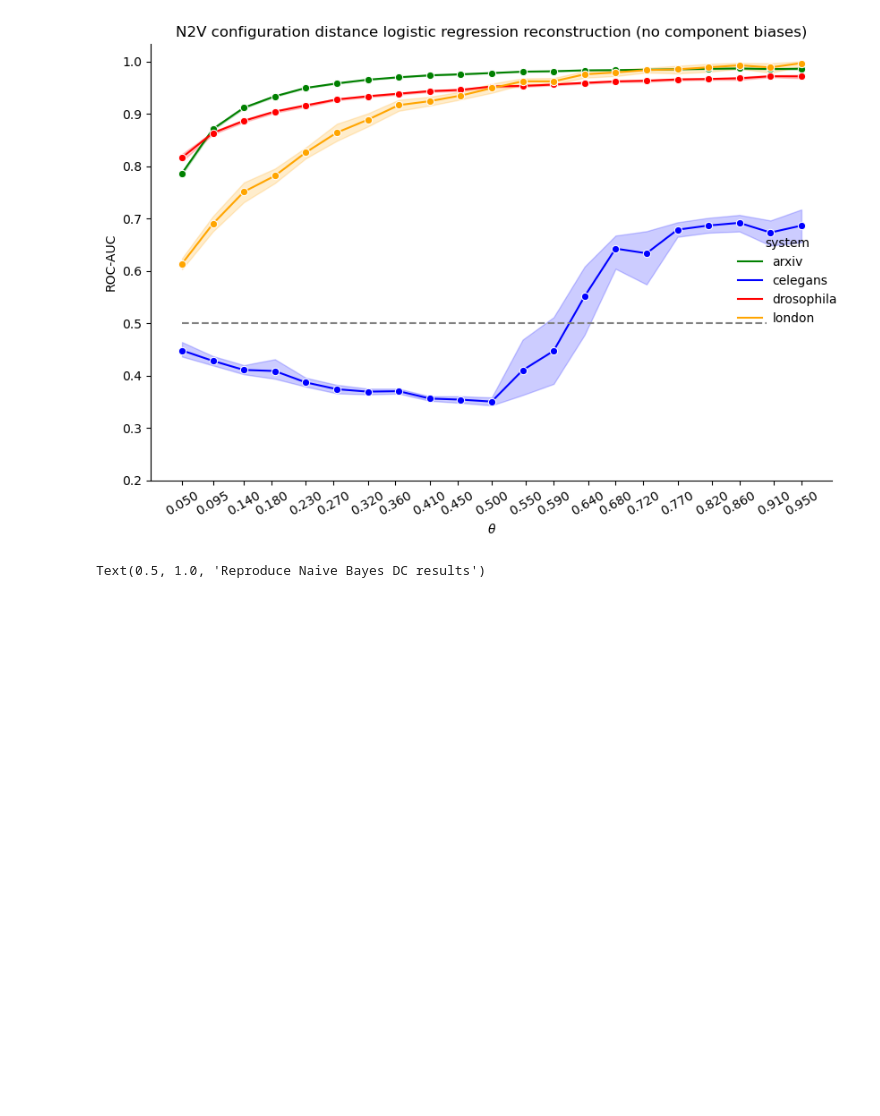
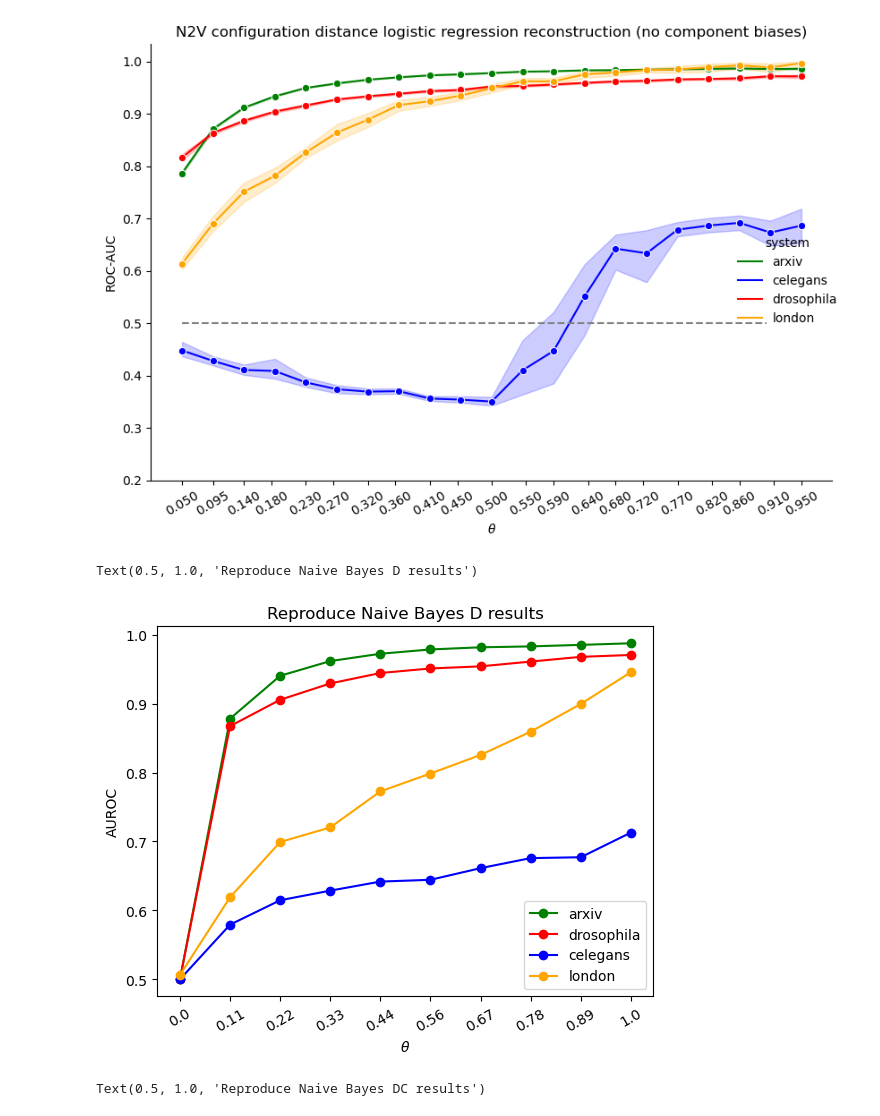
Before and after one commit to kaiser-dan/proj_naive-embedded-reconstruction, a Jupyter notebook: notebooks/viz/viz_EMB_ex27.ipynb, the cells around one changed output. Saved outputs shown, nothing was run; the diff lists cells and outputs as text; code cells hidden in the pictures; blank space fills up the shorter version.

```diff
--- a/notebooks/viz/viz_EMB_ex27.ipynb
+++ b/notebooks/viz/viz_EMB_ex27.ipynb
@@ -102,6 +113,32 @@ plt.savefig("../../results/plots/line_auroc-pfi_N2V-logreg-configuration-distanc
 # %% [output]
 <Figure size 640x480 with 0 Axes>
 [figure]
+# %%
+plt.figure()
+
+plt.plot(arxiv_D[2], label="arxiv", color="green", marker="o")
+plt.plot(drosophila_D[2], label="drosophila", color="red", marker="o")
+plt.plot(celegans_D[2], label="celegans", color="blue", marker="o")
+plt.plot(london_D[2], label="london", color="orange", marker="o")
+
+plt.legend()
+
+plt.xticks(
+    range(10),
+    [
+        float(np.format_float_scientific(x, precision=1))
+        for x in np.linspace(0, 1, 10)
+    ],
+    rotation=30
+)
+
+plt.xlabel("$\\theta$")
+plt.ylabel("AUROC")
+
+plt.title("Reproduce Naive Bayes D results")
+# %% [output]
+Text(0.5, 1.0, 'Reproduce Naive Bayes D results')
+[figure, added]
 # %%
 plt.figure()
 
```
Also changed, not shown: parts of 3 cells of this notebook, 8 other files.
